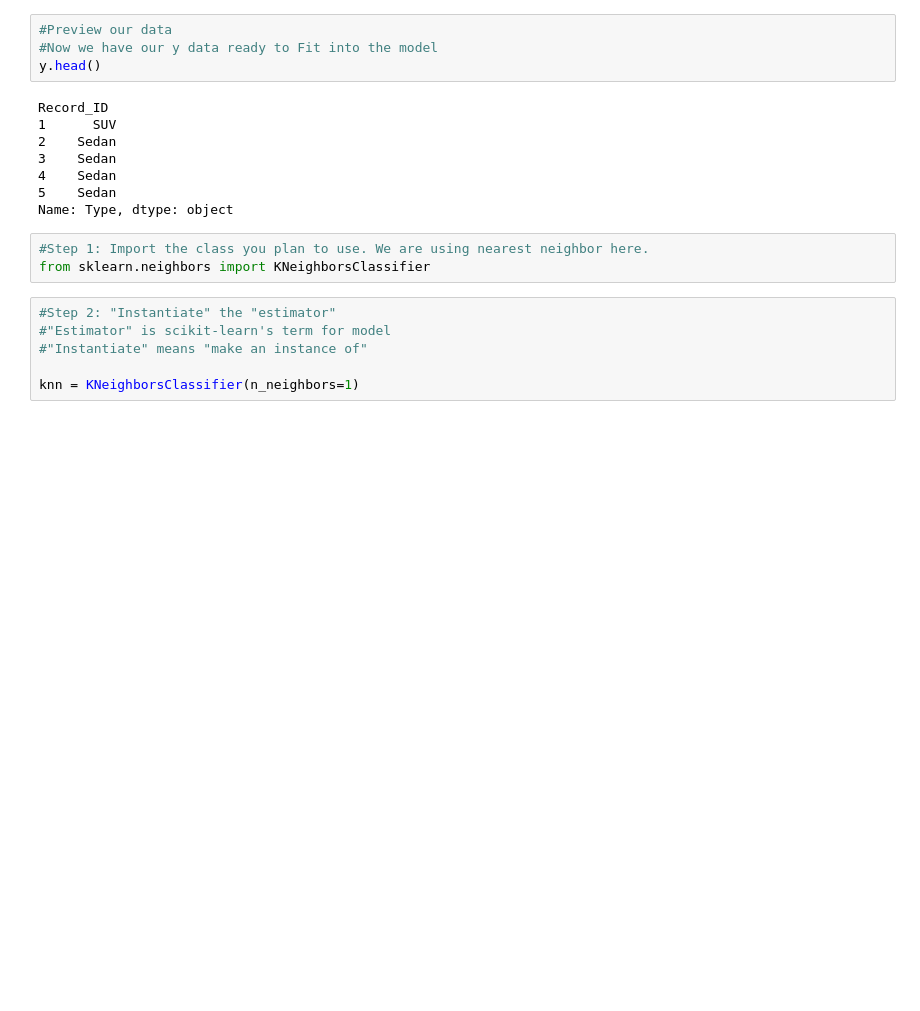
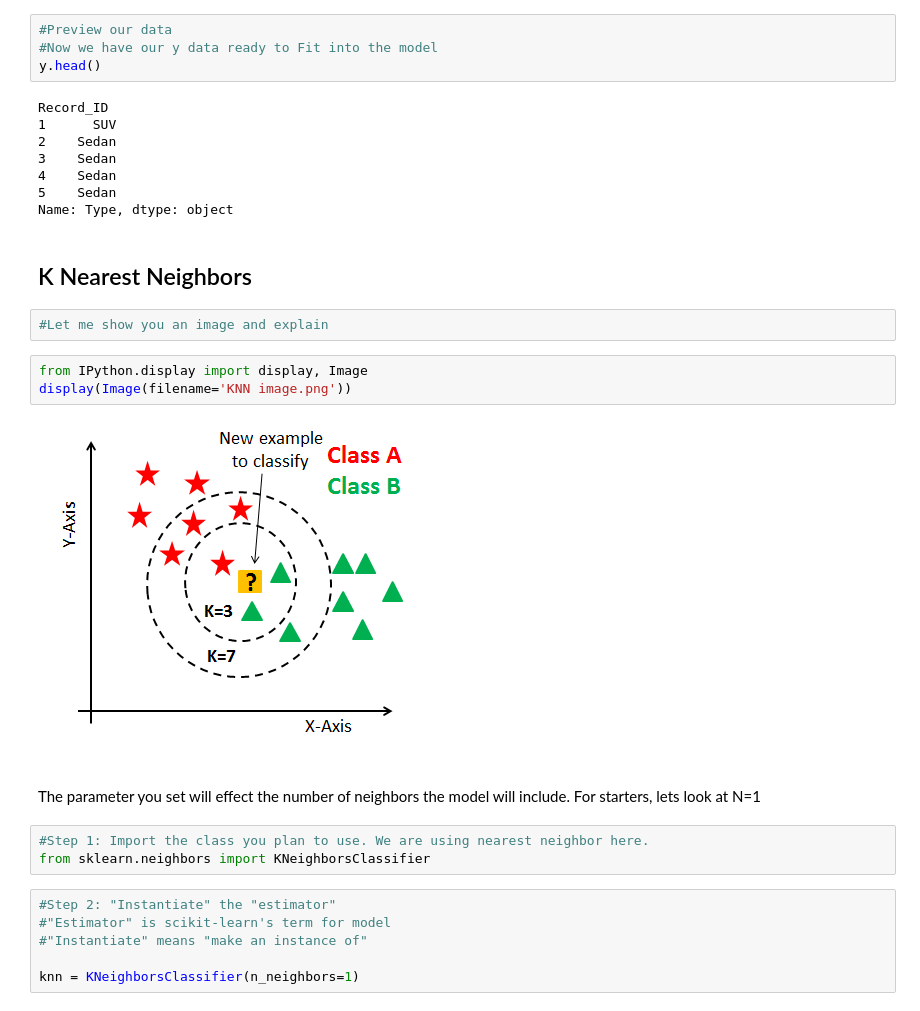
Before and after one commit to tygithub18/Scikit-Learn-ML-car-data, a Jupyter notebook: DB ML Car Example- Ver 2 -100 Output.ipynb, the cells around one changed output. Cells and saved outputs as stored; diff of their text form; blank space fills up the shorter version.

```diff
--- a/DB ML Car Example- Ver 2 -100 Output.ipynb
+++ b/DB ML Car Example- Ver 2 -100 Output.ipynb
@@ -120,6 +127,18 @@ Record_ID
 4    Sedan
 5    Sedan
 Name: Type, dtype: object
+# %% [markdown]
+## K Nearest Neighbors
+# %%
+#Let me show you an image and explain
+# %%
+from IPython.display import display, Image
+display(Image(filename='KNN image.png'))
+# %% [output]
+[figure, added]
+# %% [markdown]
+The parameter you set will effect the number of neighbors the model will include.
+For starters, lets look at N=1
 # %%
 #Step 1: Import the class you plan to use. We are using nearest neighbor here.
 from sklearn.neighbors import KNeighborsClassifier
```
Also changed, not shown: parts of 10 cells of this notebook.
